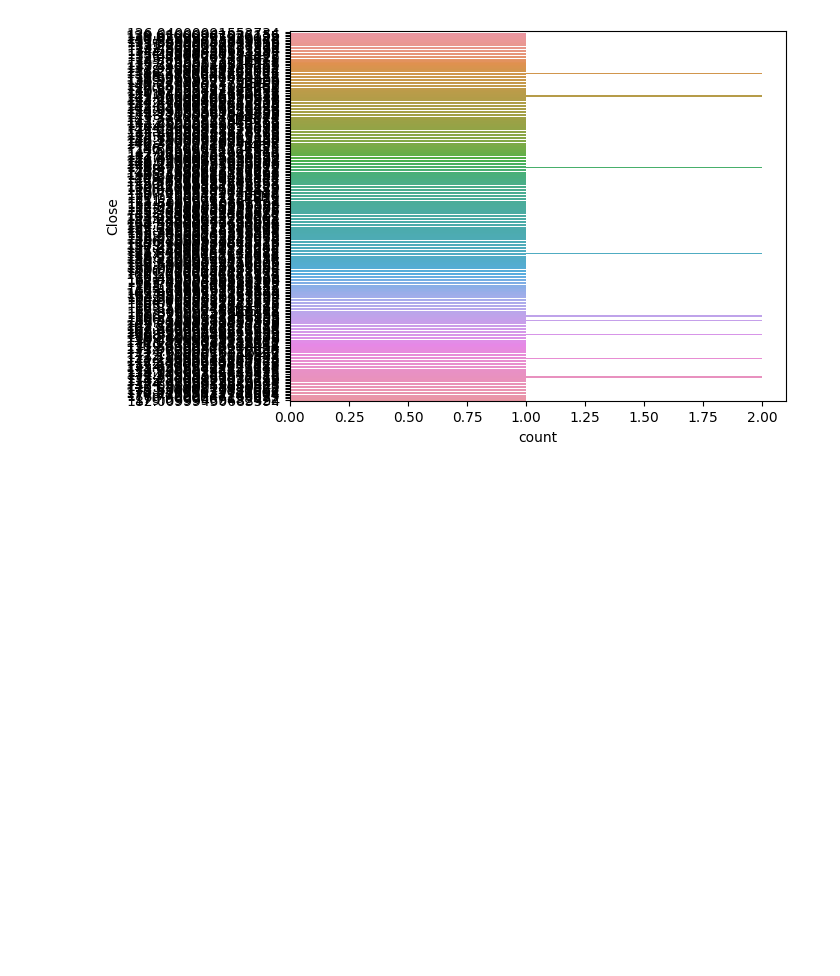
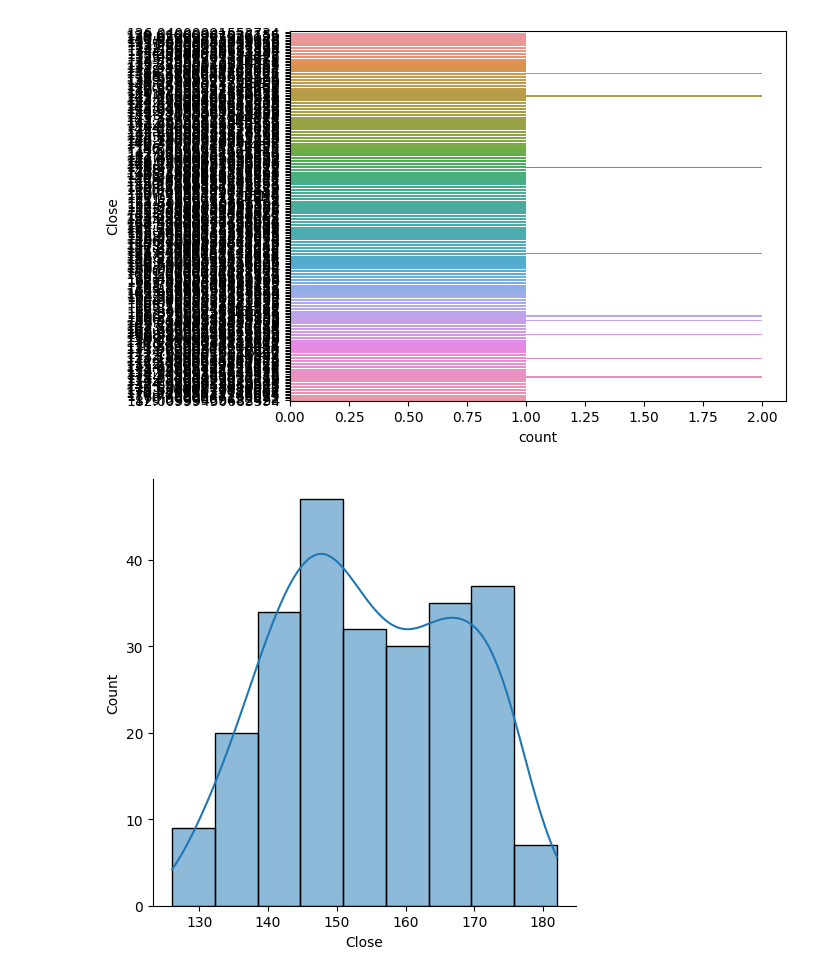
Before and after one commit to SohamDesai1/Data-Visualization, a Jupyter notebook: Seaborn.ipynb, the cells around one changed output. Drawn from its saved outputs; the diff is of its cells as text; code cells hidden in the pictures; blank space fills up the shorter version.

Commit message:
displot and heatmap

```diff
--- a/Seaborn.ipynb
+++ b/Seaborn.ipynb
@@ -45,3 +45,8 @@ sns.countplot(y='Close', data=df)
 plt.show()
 # %% [output]
 [figure]
+# %%
+sns.displot(df['Close'], kde=True)
+plt.show()
+# %% [output]
+[figure, added]
```
Also changed, not shown: parts of 1 cell of this notebook.
